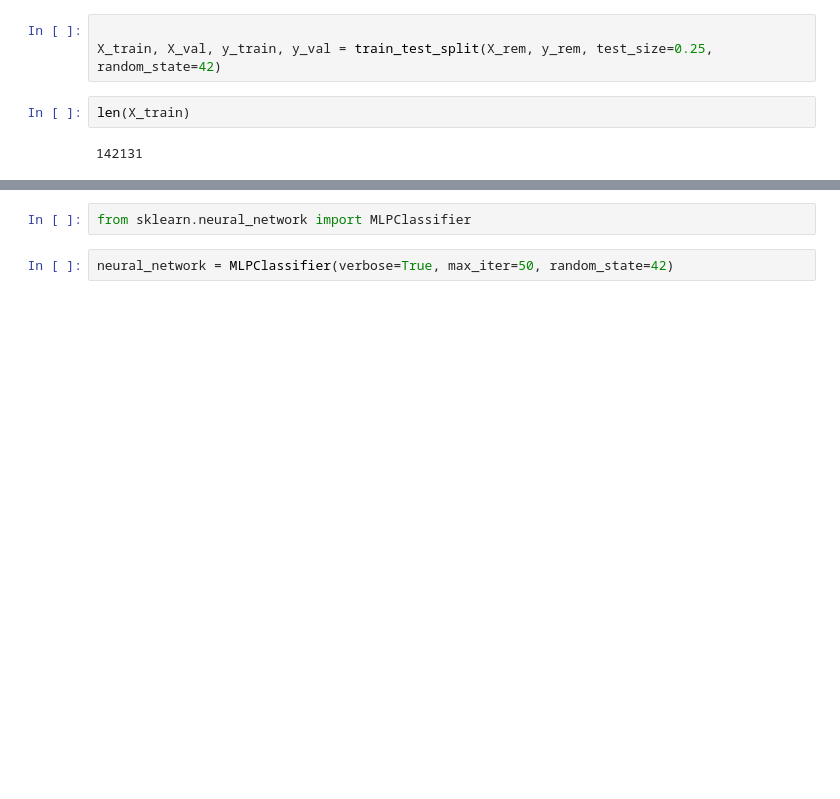
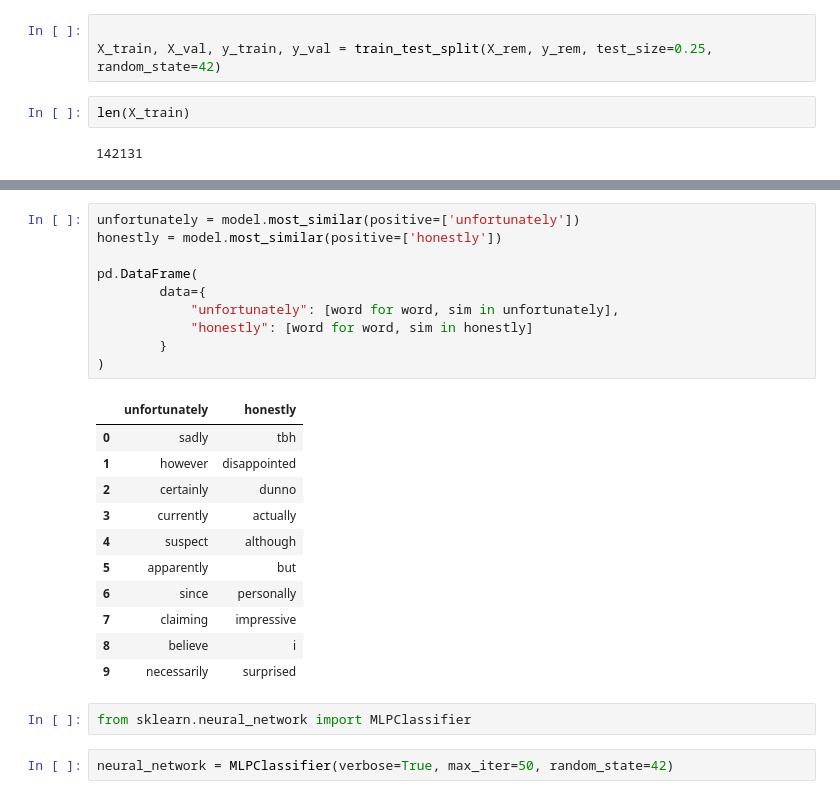
Before and after one commit to Sveto-G/Reddit-Sarcasm, a Jupyter notebook: Notebooks/word2vec.ipynb, the cells around one changed output, grey strips where cells are left out. Drawn from its saved outputs; the diff is of its cells as text; blank space fills up the shorter version.

```diff
--- a/Notebooks/word2vec.ipynb
+++ b/Notebooks/word2vec.ipynb
@@ -329,3 +364,25 @@ pd.DataFrame(
+# %%
+unfortunately = model.most_similar(positive=['unfortunately'])
+honestly = model.most_similar(positive=['honestly'])
+
+pd.DataFrame(
+        data={
+            "unfortunately": [word for word, sim in unfortunately],
+            "honestly": [word for word, sim in honestly]
+        }
+)
+# %% [output]
+|  | unfortunately | honestly |
+| 0 | sadly | tbh |
+| 1 | however | disappointed |
+| 2 | certainly | dunno |
+| 3 | currently | actually |
+| 4 | suspect | although |
+| 5 | apparently | but |
+| 6 | since | personally |
+| 7 | claiming | impressive |
+| 8 | believe | i |
+| 9 | necessarily | surprised |
 # %%
 from sklearn.neural_network import MLPClassifier
 # %%
```
Also changed, not shown: parts of 18 cells of this notebook, 1 other file.
